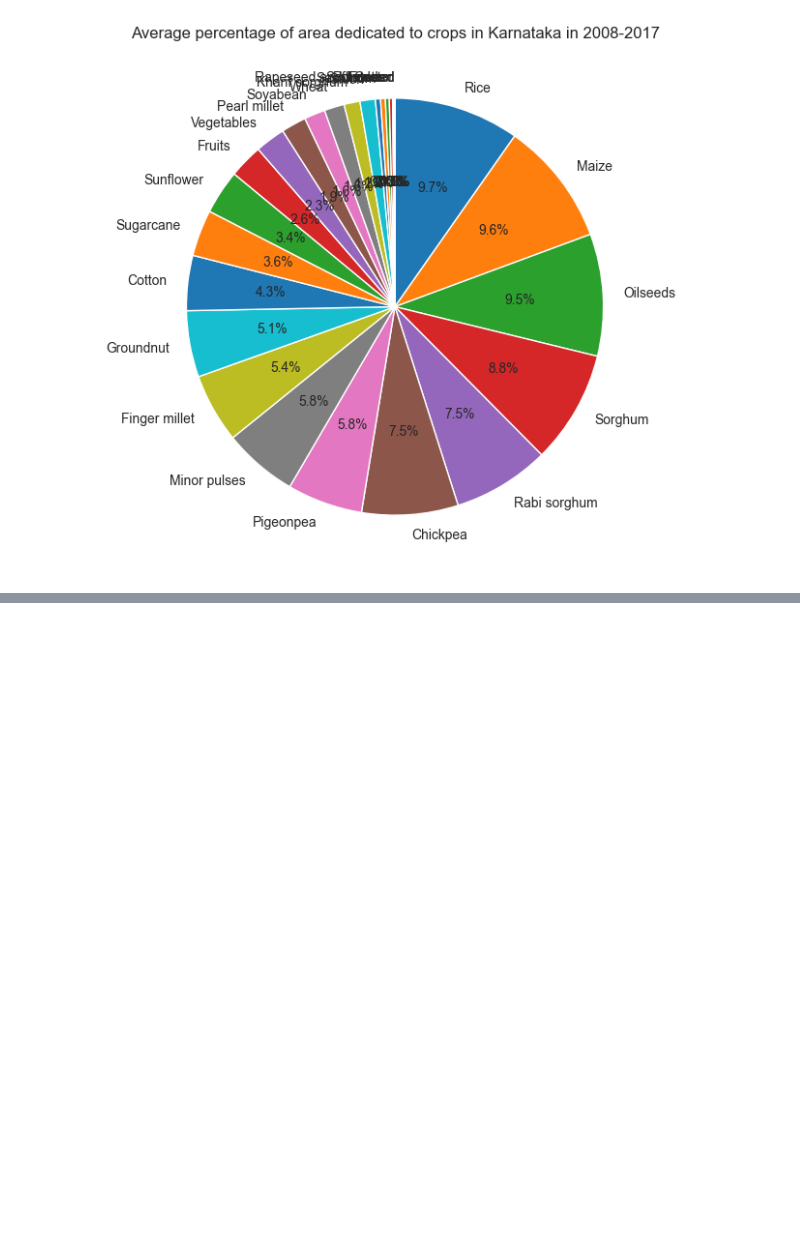
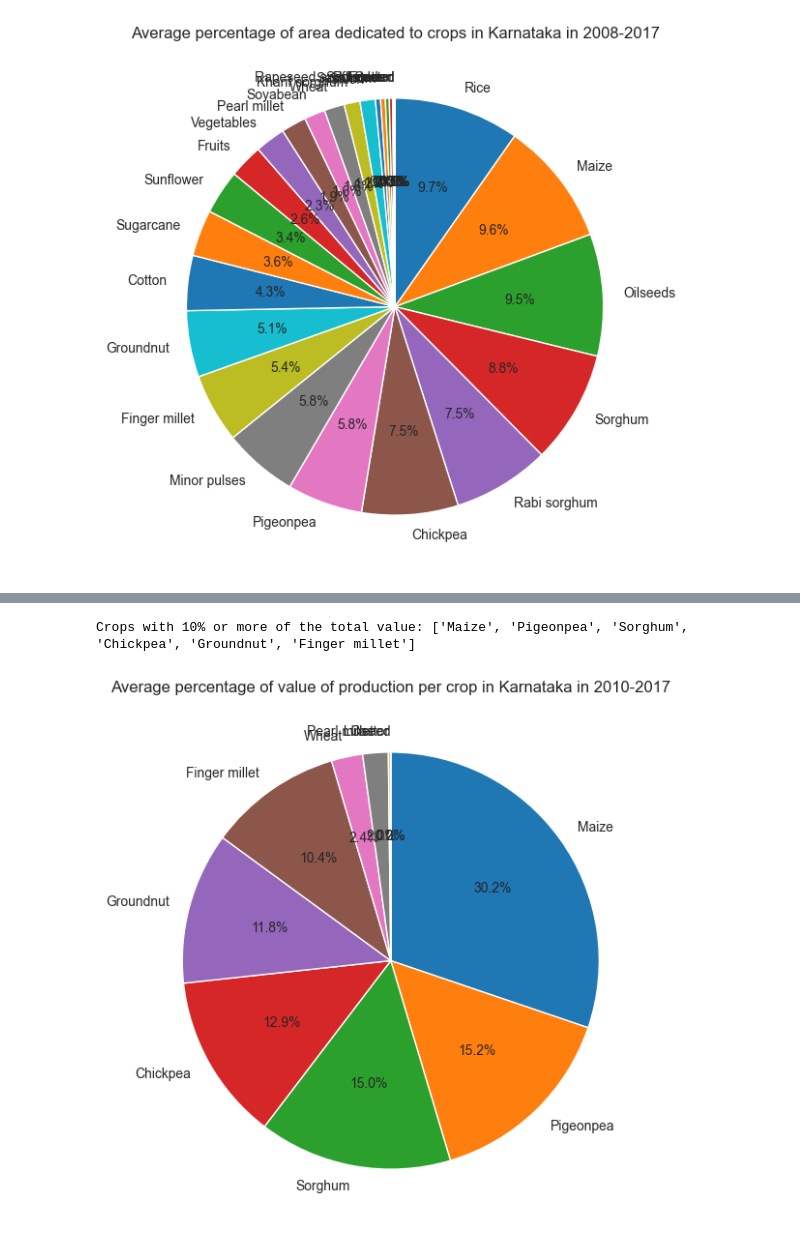
Before and after one commit to EwoutH/India-drought-ABM, a Jupyter notebook: analysis/2_India-ABM-crops.ipynb, the cells around one changed output, grey strips where cells are left out. Cells and saved outputs as stored; diff of their text form; code cells hidden in the pictures; blank space fills up the shorter version.

```diff
--- a/analysis/2_India-ABM-crops.ipynb
+++ b/analysis/2_India-ABM-crops.ipynb
@@ -133,0 +219,18 @@ plt.savefig('images/area_farmland_pie.svg', format='svg', bbox_inches='tight')
+# %%
+# Take the mean of the value of value for each crop over the last 10 years
+dfv10 = dfv[dfv.index >= 2010].mean().reset_index().rename(columns={0: 'Value (Rs)'})
+# Sort the dataframe by value
+dfv10 = dfv10.sort_values('Value (Rs)', ascending=False)
+
+# Print the crops with 10% or more of the total value, compared to the sum of all crops.
+print(f"Crops with 10% or more of the total value: {dfv10[dfv10['Value (Rs)'] >= dfv10['Value (Rs)'].sum()*0.1]['Crop'].tolist()}")
+
+# Create a pie chart of the value percentage
+plt.figure(figsize=(7, 7))
+plt.pie(dfv10['Value (Rs)'], labels=dfv10['Crop'], autopct='%1.1f%%', startangle=90, counterclock=False)
+plt.title('Average percentage of value of production per crop in Karnataka in 2010-2017')
+# Save as svg
+plt.savefig('images/value_pie.svg', format='svg', bbox_inches='tight')
+# %% [output]
+Crops with 10% or more of the total value: ['Maize', 'Pigeonpea', 'Sorghum', 'Chickpea', 'Groundnut', 'Finger millet']
+[figure, added]
```
Also changed, not shown: parts of 12 cells of this notebook.
